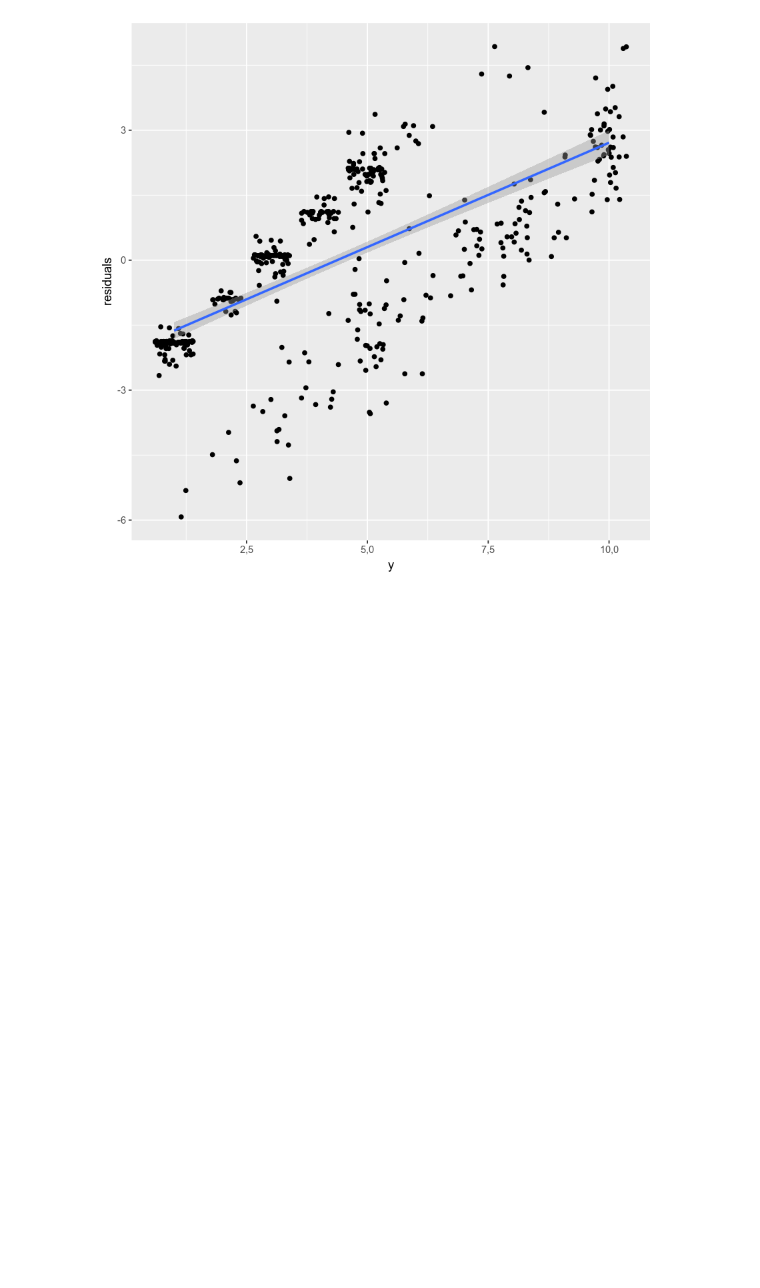
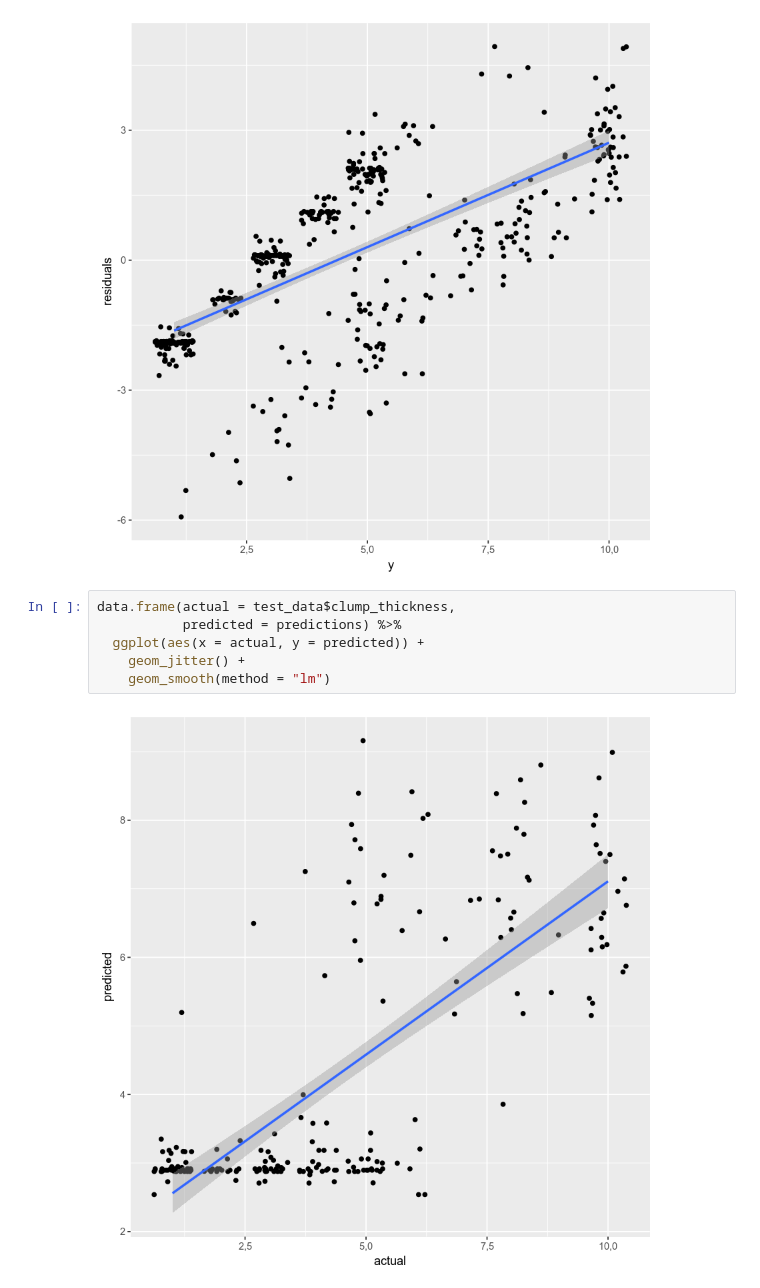
Before and after one commit to danielsouzaaf/breast-cancer-diagnosis-study, a Jupyter notebook: breast-cancer-wisconsin.ipynb, the cells around one changed output. Drawn from its saved outputs; the diff is of its cells as text; blank space fills up the shorter version.

```diff
--- a/breast-cancer-wisconsin.ipynb
+++ b/breast-cancer-wisconsin.ipynb
@@ -195,3 +195,11 @@ data.frame(residuals = resid(model_glm),
     geom_smooth(method = "lm")
 # %% [output]
 [figure]
+# %%
+data.frame(actual = test_data$clump_thickness,
+           predicted = predictions) %>%
+  ggplot(aes(x = actual, y = predicted)) +
+    geom_jitter() +
+    geom_smooth(method = "lm")
+# %% [output]
+[figure, added]
```
Also changed, not shown: parts of 2 cells of this notebook.
